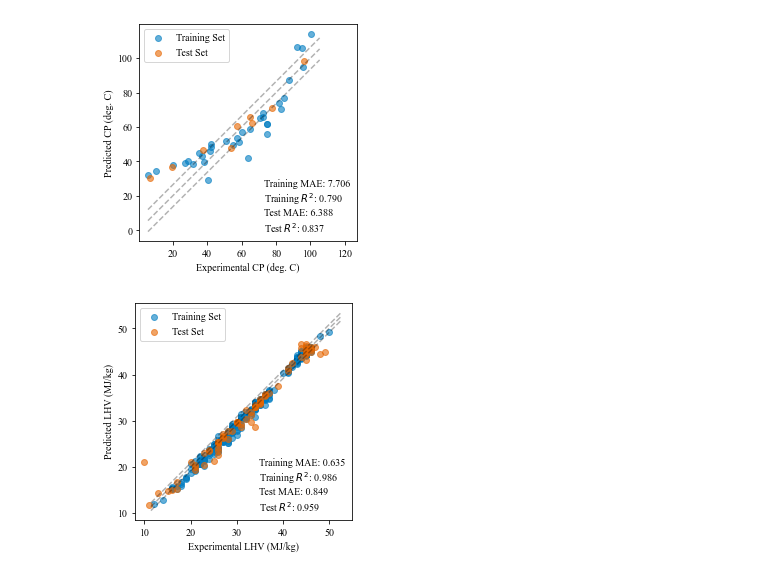
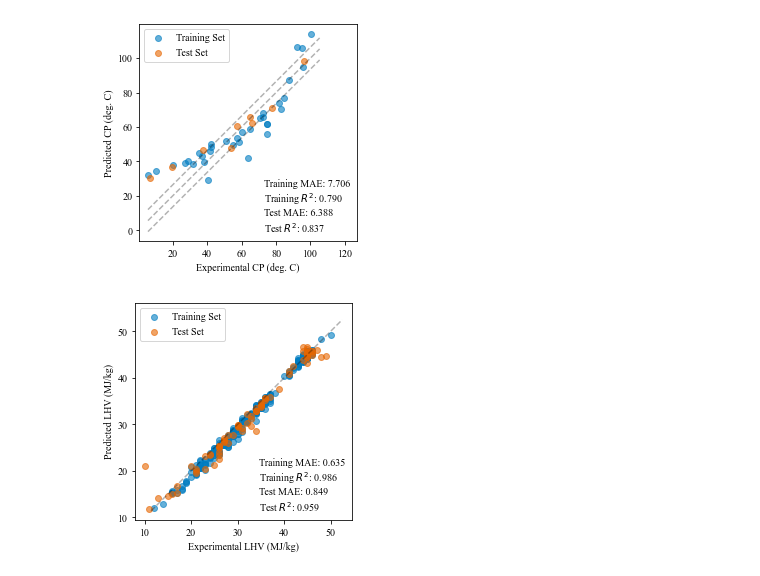
Before and after one commit to ECRL/publication_procedures, a Jupyter notebook: asme2020/parity_plots.ipynb, the cells around one changed output. Cells and saved outputs as stored; diff of their text form; code cells hidden in the pictures.

```diff
--- a/asme2020/parity_plots.ipynb
+++ b/asme2020/parity_plots.ipynb
@@ -209,23 +209,22 @@ plt.show()
 # %%
 # LOWER HEATING VALUE
 
 plt.clf()
 plt.rcParams['font.family'] = 'Times New Roman'
 plt.xlabel('Experimental LHV (MJ/kg)')
 plt.ylabel('Predicted LHV (MJ/kg)')
 min_val = min([c[0] for c in lhv_train]) - 0.05 * min([c[0] for c in lhv_train])
 max_val = max([c[0] for c in lhv_train]) + 0.05 * max([c[0] for c in lhv_train])
 plt.plot([min_val, max_val], [min_val, max_val], 'k--', alpha=0.3)
-plt.plot([min_val, max_val], [min_val + mae_lhv_test, max_val + mae_lhv_test], 'k--', alpha=0.3)
-plt.plot([min_val, max_val], [min_val - mae_lhv_test, max_val - mae_lhv_test], 'k--', alpha=0.3)
 plt.scatter(lhv_train, pred_lhv_train, color=(0, 114/235, 178/235), label='Training Set', alpha=0.6)
 plt.scatter(lhv_test, pred_lhv_test, color=(213/235, 94/235, 0), label='Test Set', alpha=0.6)
 plt.legend(loc='upper left')
 txt = f'Training MAE: {mae_lhv_train:.3f}\nTraining $R^2$: {r2_lhv_train:.3f}\nTest MAE: {mae_lhv_test:.3f}\nTest $R^2$: {r2_lhv_test:.3f}'
 box = AnchoredText(txt, frameon=True, loc='lower right', pad=0.2)
 plt.setp(box.patch, facecolor='w', edgecolor='w')
 plt.gca().add_artist(box)
 plt.axis('square')
+plt.savefig('plots/parity_lhv.png', dpi=256)
 plt.show()
 # %% [output]
-[figure, old version]
+[figure, new version]
```
Also changed, not shown: parts of 4 cells of this notebook, 20 other files.
